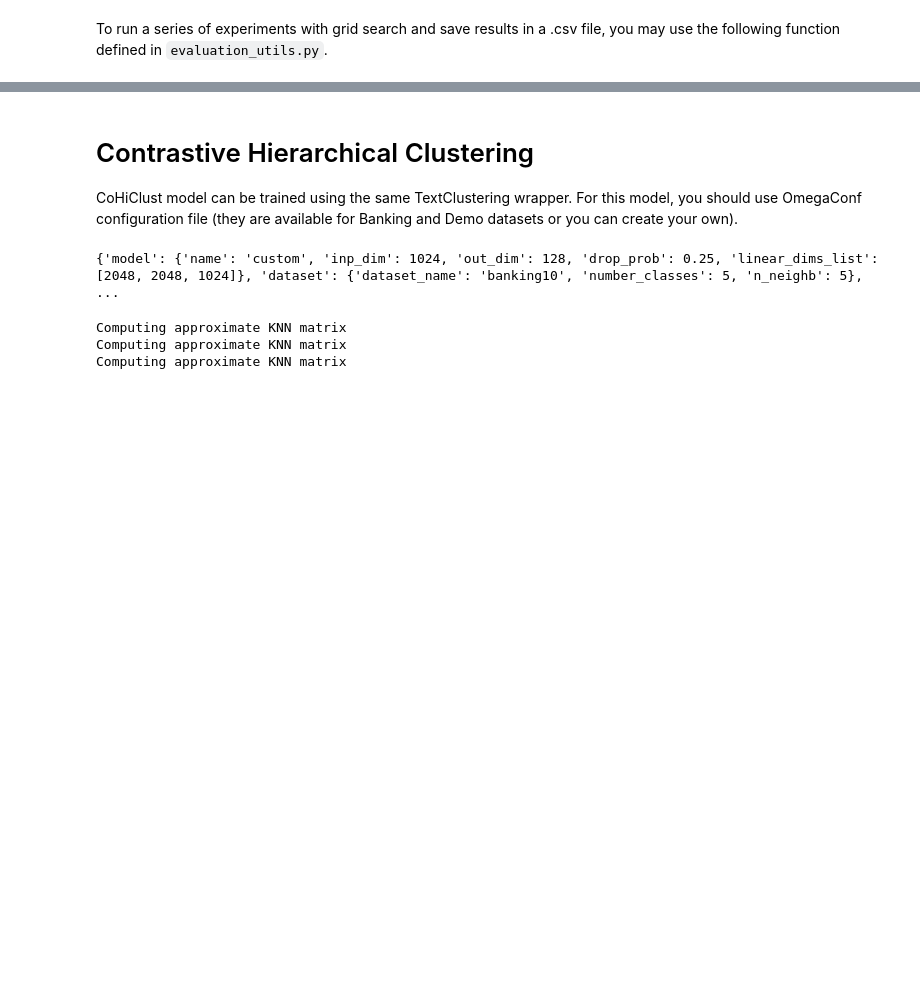
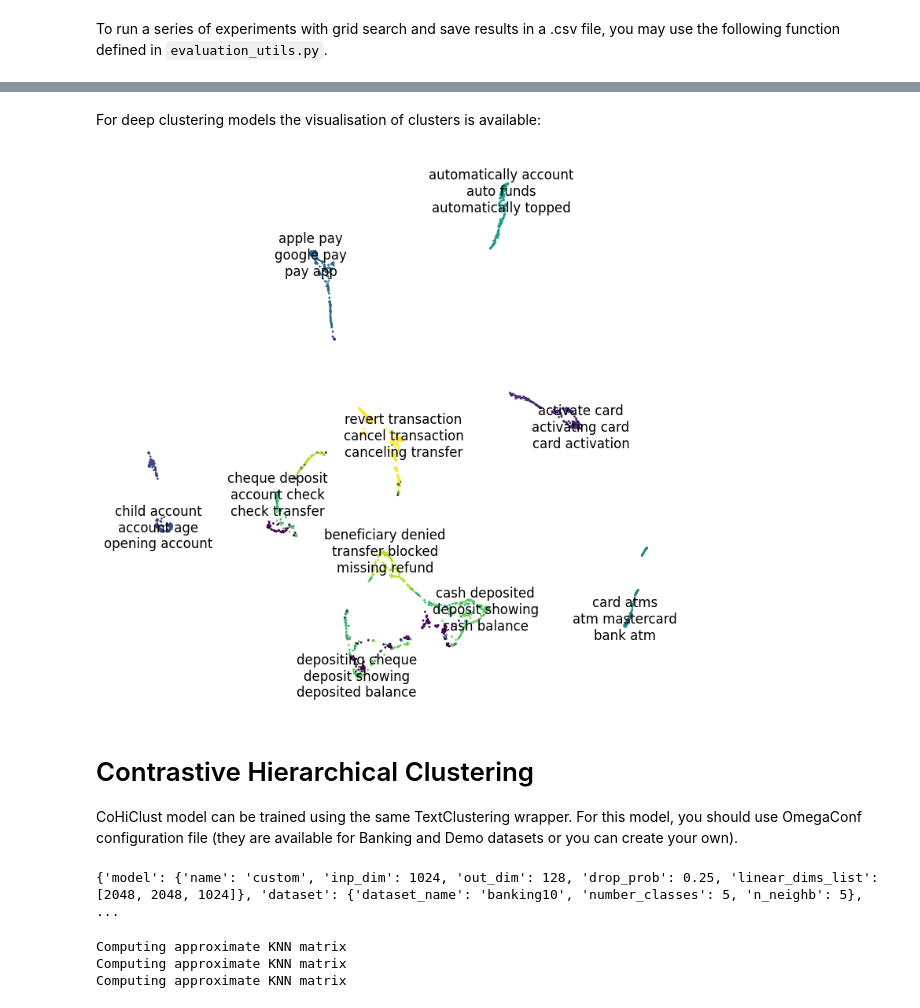
Before and after one commit to AlkinEmil/DeepClusteringForTexts, a Jupyter notebook: Example_notebook.ipynb, the cells around one changed output, grey strips where cells are left out. Saved outputs shown, nothing was run; the diff lists cells and outputs as text; code cells hidden in the pictures; blank space fills up the shorter version.

```diff
--- a/Example_notebook.ipynb
+++ b/Example_notebook.ipynb
@@ -207,3 +259,9 @@ Clust time: 44.125908613204956
+# %% [markdown]
+For deep clustering models the visualisation of clusters is available:
+# %%
+model.visualize_2d(base_embeds, base_clusters)
+# %% [output]
+[figure, added]
 # %% [markdown]
 # Contrastive Hierarchical Clustering
 
```
Also changed, not shown: parts of 12 cells of this notebook, 2 other files.
